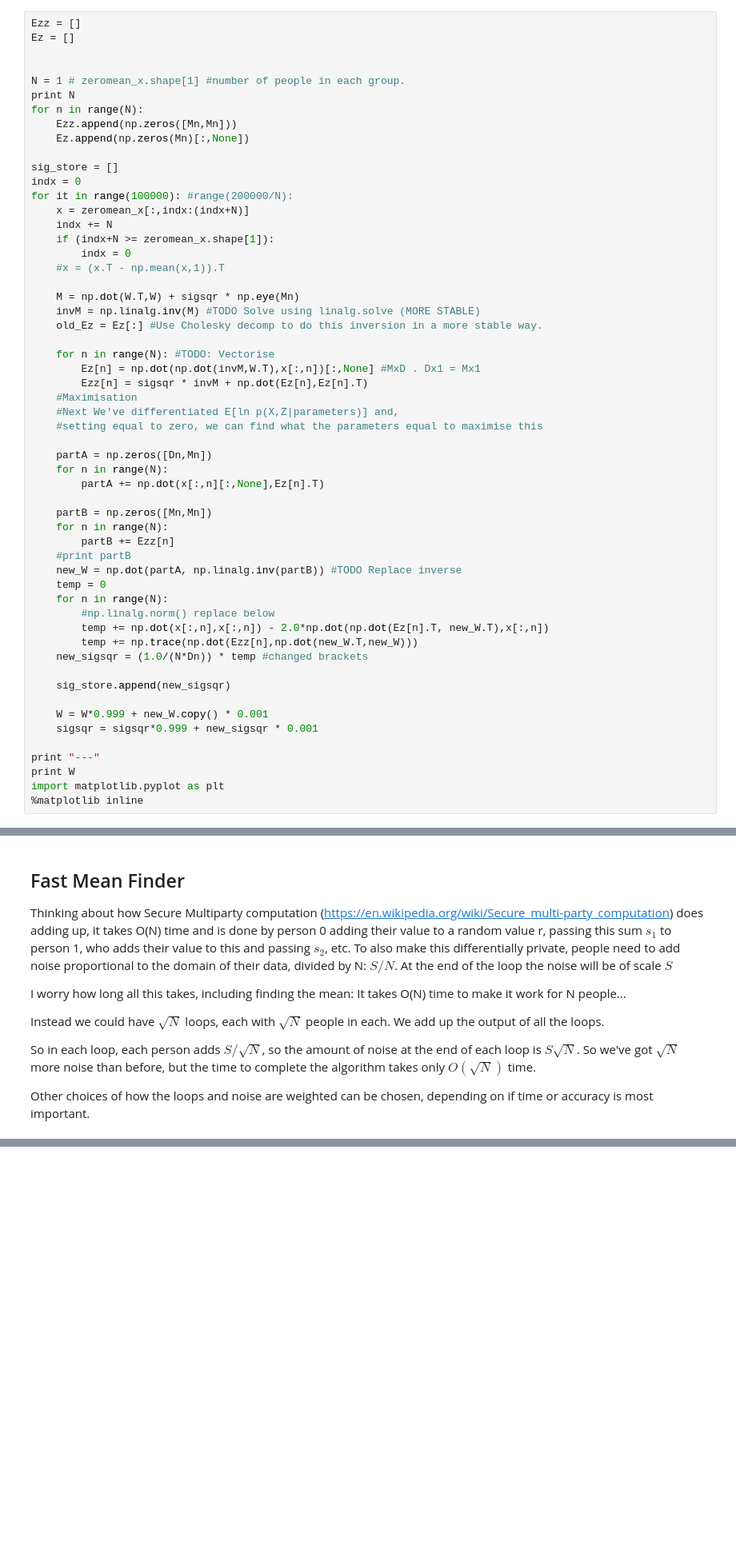
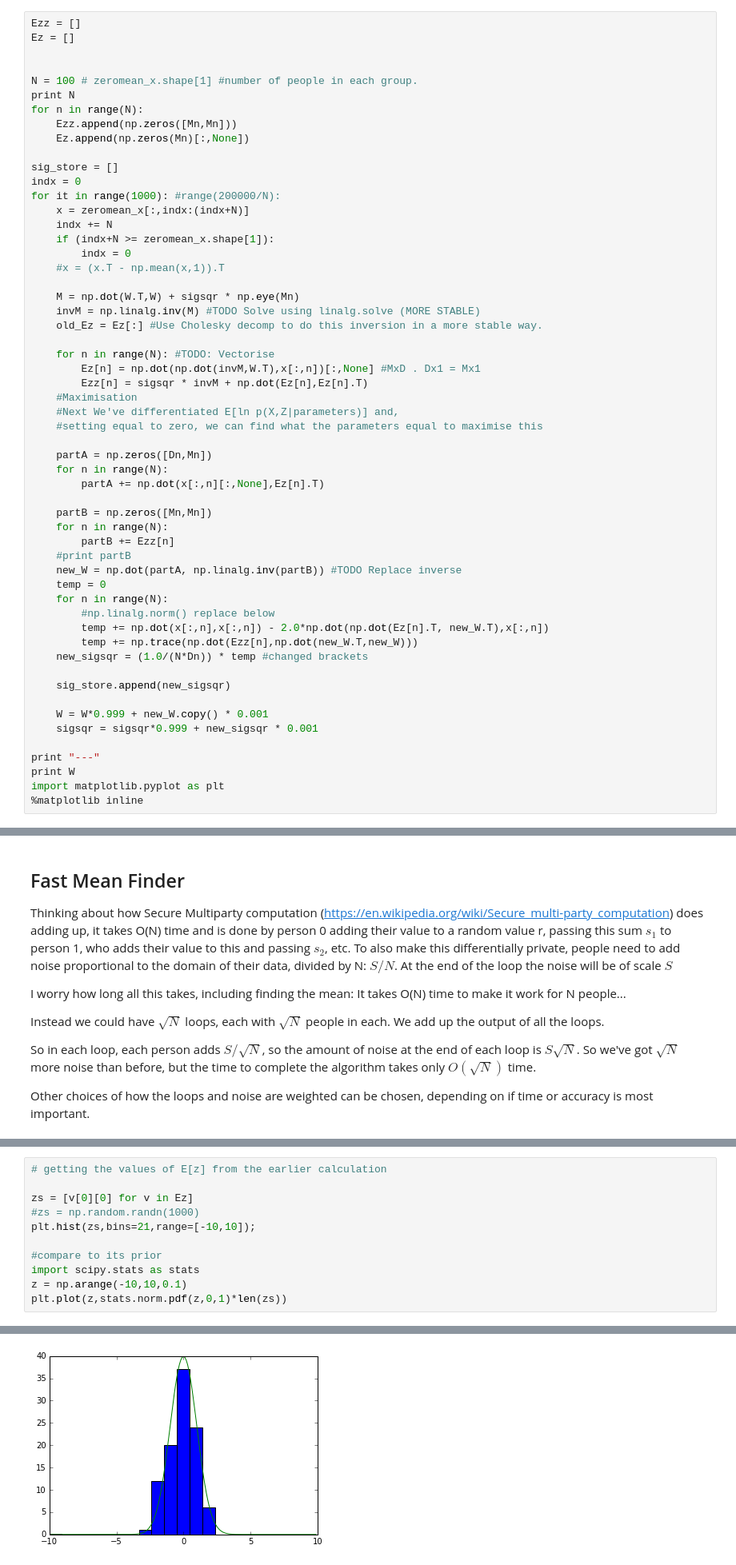
Before and after one commit to scikic/usercentricdatamodel, a Jupyter notebook: EM for PPCA.ipynb, the cells around one changed output, grey strips where cells are left out. Shown at 80% size. Drawn from its saved outputs; the diff is of its cells as text; blank space fills up the shorter version.

```diff
--- a/EM for PPCA.ipynb
+++ b/EM for PPCA.ipynb
@@ -326,7 +327,7 @@ Ezz = []
 Ez = []
 
 
-N = 1 # zeromean_x.shape[1] #number of people in each group.
+N = 100 # zeromean_x.shape[1] #number of people in each group.
 print N
 for n in range(N):
     Ezz.append(np.zeros([Mn,Mn]))
@@ -334,7 +335,7 @@ for n in range(N):
 
 sig_store = []
 indx = 0
-for it in range(100000): #range(200000/N):
+for it in range(1000): #range(200000/N):
     x = zeromean_x[:,indx:(indx+N)]
     indx += N
     if (indx+N >= zeromean_x.shape[1]):
@@ -423,0 +612,12 @@ Other choices of how the loops and noise are weighted can be chosen, depending o
+# %%
+# getting the values of E[z] from the earlier calculation
+
+zs = [v[0][0] for v in Ez]
+#zs = np.random.randn(1000)
+plt.hist(zs,bins=21,range=[-10,10]);
+
+#compare to its prior
+import scipy.stats as stats
+z = np.arange(-10,10,0.1)
+plt.plot(z,stats.norm.pdf(z,0,1)*len(zs))
+# %% [output]
@@ -423,0 +625 @@ Other choices of how the loops and noise are weighted can be chosen, depending o
+[figure, added]
```
Also changed, not shown: parts of 29 cells of this notebook, 3 other files.
